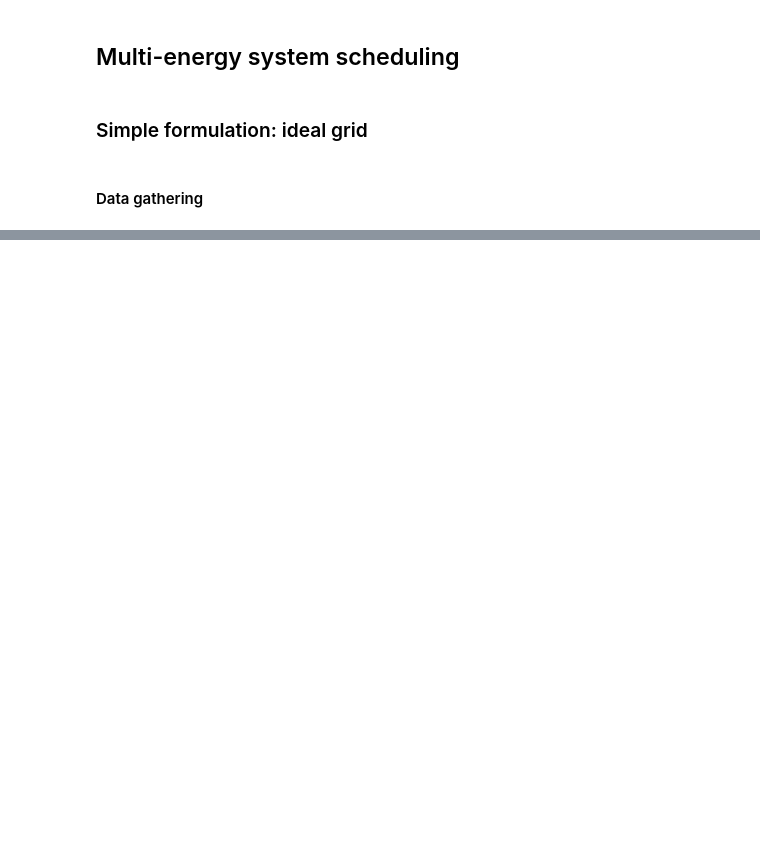
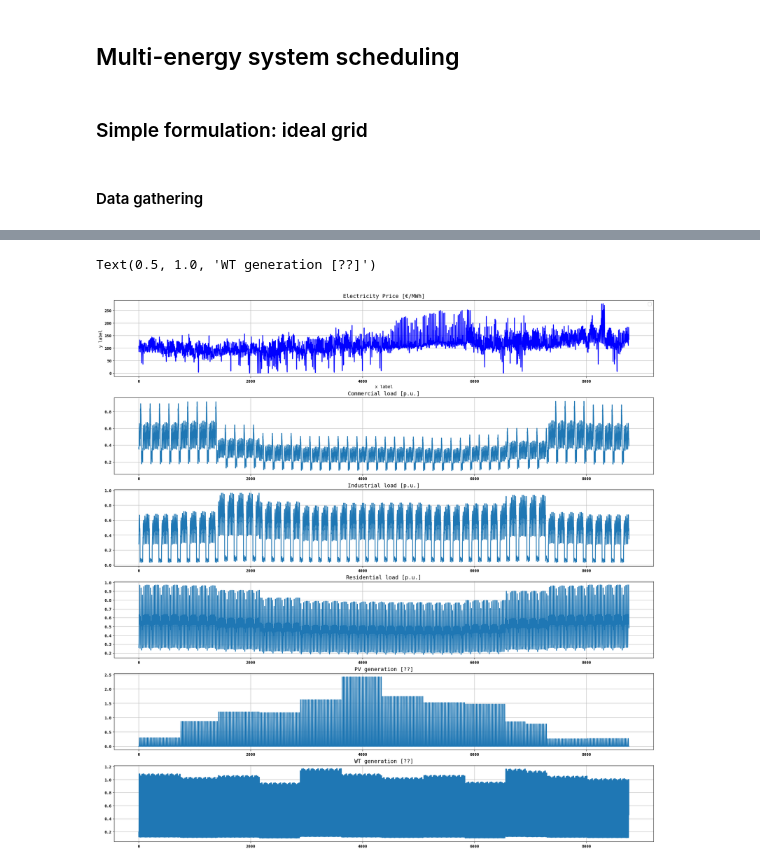
Before and after one commit to massimiliano-ferrara-967/rhtlab-massimiliano, a Jupyter notebook: src/main_multi-energy system_simple.ipynb, the cells around one changed output, grey strips where cells are left out. Cells and saved outputs as stored; diff of their text form; code cells hidden in the pictures; blank space fills up the shorter version.

```diff
--- a/src/main_multi-energy system_simple.ipynb
+++ b/src/main_multi-energy system_simple.ipynb
@@ -160,56 +226,65 @@ Pl_Ppv_Pwt_original = pd.read_excel('Dati ENEA.xlsx')
 
 
 # Extraction of useful profiles
-C_ele_full = C_ele_original['€/MWh'].tolist()               # Zonal price (CSUD 2024) [€/MWh], from 01/01/24 to 31/12/24 (leap year, 366 days)
-C_ele = np.array(C_ele_full[:1416] + C_ele_full[1440:])     # Removing 29th Feb data to have 365 days (8760 hours) and turning into ndarray
+C_ele_full = C_ele_original['€/MWh'].tolist()               # zonal price (CSUD 2024) [€/MWh], from 01/01/24 to 31/12/24 (leap year, 366 days)
+C_ele = np.array(C_ele_full[:1416] + C_ele_full[1440:])     # removing 29th Feb data to have 365 days (8760 hours) and turning into ndarray
+# C_ele = np.append(C_ele, C_ele[0])                        # make the array go from 0 to 8760 (8761 values)
 
-Pl_comm_to_arrange = Pl_Ppv_Pwt_original['Commerciale'].tolist()            # Commercial load profile [p.u.], from 16/10/20 to 15/10/21
-Pl_comm = np.array(Pl_comm_to_arrange[1848:] + Pl_comm_to_arrange[:1848])   # Rearranged data from 01/01/21 to 15/10/21 and then from 16/10/20 to 31/12/20
+Pl_comm_to_arrange = Pl_Ppv_Pwt_original['Commerciale'].tolist()            # commercial load profile [p.u.], from 16/10/20 to 15/10/21
+Pl_comm = np.array(Pl_comm_to_arrange[1848:] + Pl_comm_to_arrange[:1848])   # rearranged data from 01/01/21 to 15/10/21 and then from 16/10/20 to 31/12/20
+# Pl_comm = np.append(Pl_comm, Pl_comm[0])
 
-Pl_ind_to_arrange = Pl_Ppv_Pwt_original['Industriale'].tolist()             # Industrial load profile [p.u.], from 16/10/20 to 15/10/21
+Pl_ind_to_arrange = Pl_Ppv_Pwt_original['Industriale'].tolist()             # industrial load profile [p.u.], from 16/10/20 to 15/10/21
 Pl_ind = np.array(Pl_ind_to_arrange[1848:] + Pl_ind_to_arrange[:1848])
+# Pl_ind = np.append(Pl_ind, Pl_ind[0])
 
-Pl_resid_to_arrange = Pl_Ppv_Pwt_original['Residenziale'].tolist()          # Residential load profile [p.u.], from 16/10/20 to 15/10/21
+Pl_resid_to_arrange = Pl_Ppv_Pwt_original['Residenziale'].tolist()          # residential load profile [p.u.], from 16/10/20 to 15/10/21
 Pl_resid = np.array(Pl_resid_to_arrange[1848:] + Pl_resid_to_arrange[:1848])
+# Pl_resid = np.append(Pl_resid, Pl_resid[0])
 
 Ppv_to_arrange = Pl_Ppv_Pwt_original['PV'].tolist()         # PV generation profile [??], from 16/10/20 to 15/10/21
-Ppv = np.array(Ppv_to_arrange[1848:] + Ppv_to_arrange[:1848])
+P_pv = np.array(Ppv_to_arrange[1848:] + Ppv_to_arrange[:1848])
+# P_pv = np.append(P_pv, P_pv[0])
 
 Pwt_to_arrange = Pl_Ppv_Pwt_original['Wind'].tolist()       # WT generation profile [??], from 16/10/20 to 15/10/21
-Pwt = np.array(Pwt_to_arrange[1848:] + Pwt_to_arrange[:1848])
+P_wt = np.array(Pwt_to_arrange[1848:] + Pwt_to_arrange[:1848])
+# P_wt = np.append(P_wt, P_wt[0])
 
 
 # Checking the data
 time = np.arange(0, 8760)
 
 # Plot settings
 plt.rc('figure', figsize=(20, 20))
 plt.rc('font', family='monospace', weight='bold', size=11)
 plt.rc('axes', labelsize=11, titlesize=14)
 plt.rc('legend', fontsize=11)
 plt.rc('xtick', labelsize=10)
 plt.rc('ytick', labelsize=10)
 plt.rcParams['axes.grid'] = True
 plt.rcParams['lines.linewidth'] = 2
 
 # Plots
 fig, axs = plt.subplots(6, 1, layout='constrained')
 axs[0].plot(time, C_ele, color='blue')
 axs[0].set_xlabel('x label')
 axs[0].set_ylabel('y label')
 axs[0].set_title("Electricity Price [€/MWh]")
 axs[0].legend()
 
 axs[1].plot(time, Pl_comm)
 axs[1].set_title("Commercial load [p.u.]")
 axs[2].plot(time, Pl_ind)
 axs[2].set_title("Industrial load [p.u.]")
 axs[3].plot(time, Pl_resid)
 axs[3].set_title("Residential load [p.u.]")
-axs[4].plot(time, Ppv)
+axs[4].plot(time, P_pv)
 axs[4].set_title("PV generation [??]")
-axs[5].plot(time, Pwt)
+axs[5].plot(time, P_wt)
 axs[5].set_title("WT generation [??]")
+# %% [output]
+Text(0.5, 1.0, 'WT generation [??]')
+[figure, added]
 # %%
 # Profiles adjustments based on rated powers
 Pl_comm = Pl_comm * Pl_comm_rtd         # Commercial load profile [MW]
```
Also changed, not shown: parts of 7 cells of this notebook.
